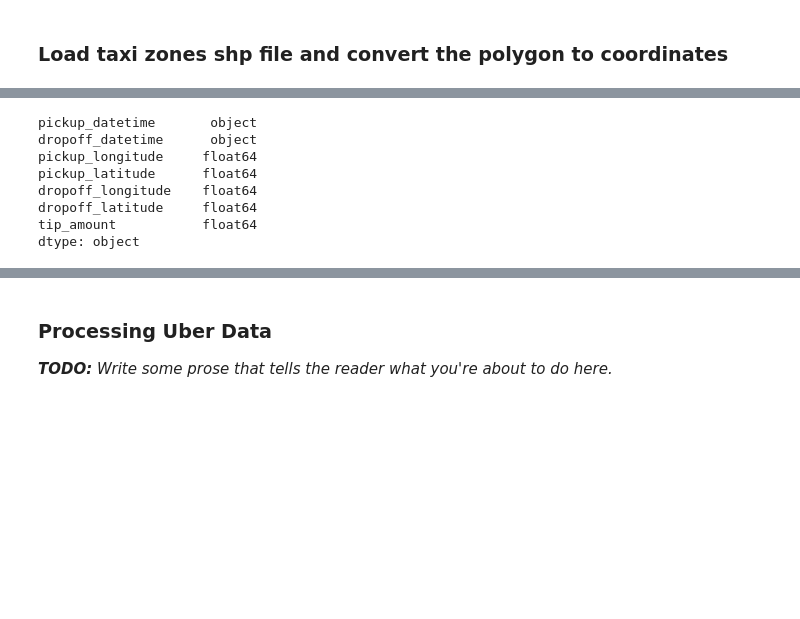
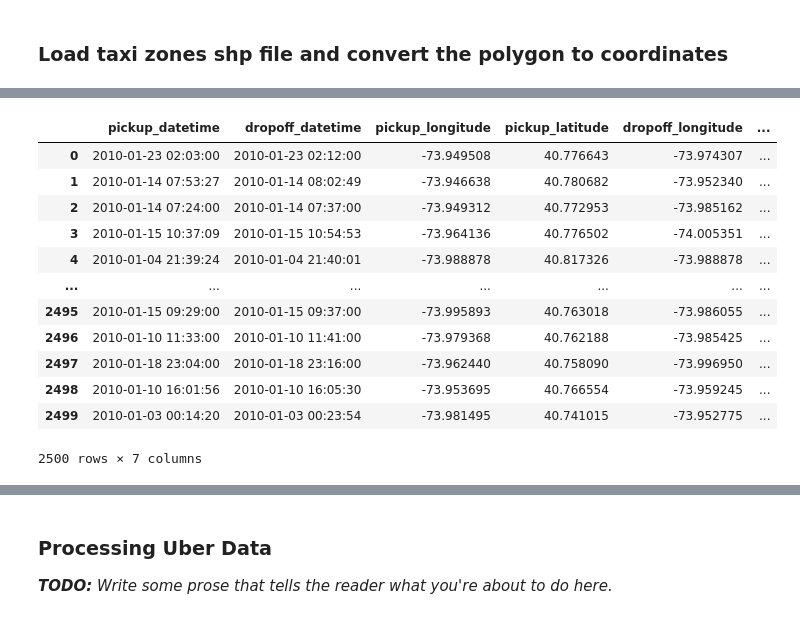
Before and after one commit to Yuchen-Duan/hired-rides-nyc-analysis, a Jupyter notebook: hired-rides-nyc-analysis.ipynb, the cells around one changed output, grey strips where cells are left out. Saved outputs shown, nothing was run; the diff lists cells and outputs as text; code cells hidden in the pictures; blank space fills up the shorter version.

```diff
--- a/hired-rides-nyc-analysis.ipynb
+++ b/hired-rides-nyc-analysis.ipynb
@@ -349,7 +312,12 @@ def clean_taxi_data_with_locationId(df):
     ).reset_index(drop=True)
 
     # Normalize column names
-    df = df.rename(columns={"tpep_pickup_datetime": "pickup_datetime", "tpep_dropoff_datetime": "dropoff_datetime"})
+    df = df.rename(
+        columns={
+            "tpep_pickup_datetime": "pickup_datetime",
+            "tpep_dropoff_datetime": "dropoff_datetime",
+        }
+    )
 
     return df
 # %% [output]
@@ -401,17 +365,20 @@ def get_and_clean_month_taxi_data(url):
                 "Tip_Amt": "tip_amount",
             }
         )
+
     # 3. Column names with "pickup_datetime" etc. which is our standard
     elif "pickup_datetime" in df.columns:
         # Keep columns we need
-        df = [
-            "pickup_datetime",
-            "dropoff_datetime",
-            "pickup_longitude",
-            "pickup_latitude",
-            "dropoff_longitude",
-            "dropoff_latitude",
-            "tip_amount",
+        df = df[
+            [
+                "pickup_datetime",
+                "dropoff_datetime",
+                "pickup_longitude",
+                "pickup_latitude",
+                "dropoff_longitude",
+                "dropoff_latitude",
+                "tip_amount",
+            ]
         ]
 
     else:
@@ -431,6 +398,14 @@ def get_and_clean_month_taxi_data(url):
         ].index
     )
 
+    # Convert pickup_datetime and dropoff_datetime to pandas DateTime
+    df["pickup_datetime"] = pd.to_datetime(df["pickup_datetime"])
+    df["dropoff_datetime"] = pd.to_datetime(df["dropoff_datetime"])
+
+    # Sampling:
+    # sampling size = Uber data size / number of months of taxi datasets
+    df = df.sample(n=int(195000 / 78))
+
     return df.reset_index(drop=True)
 # %% [output]
 [interactive output not drawn]
@@ -441,6 +412,6 @@ def get_and_clean_month_taxi_data(url):
 # %%
 foo = get_and_clean_month_taxi_data(
-    "https://d37ci6vzurychx.cloudfront.net/trip-data/yellow_tripdata_2009-02.parquet"
+    "https://d37ci6vzurychx.cloudfront.net/trip-data/yellow_tripdata_2010-01.parquet"
 )
 # %% [output]
 [interactive output not drawn]
@@ -451,13 +418,17 @@ foo = get_and_clean_month_taxi_data(
 # %%
-# TODO convert datetime
-foo.dtypes
+foo
 # %% [output]
+|  | pickup_datetime | dropoff_datetime | pickup_longitude | pickup_latitude | dropoff_longitude | ... |
+| 0 | 2010-01-23 02:03:00 | 2010-01-23 02:12:00 | -73.949508 | 40.776643 | -73.974307 | ... |
+| 1 | 2010-01-14 07:53:27 | 2010-01-14 08:02:49 | -73.946638 | 40.780682 | -73.952340 | ... |
+| 2 | 2010-01-14 07:24:00 | 2010-01-14 07:37:00 | -73.949312 | 40.772953 | -73.985162 | ... |
+| 3 | 2010-01-15 10:37:09 | 2010-01-15 10:54:53 | -73.964136 | 40.776502 | -74.005351 | ... |
+| 4 | 2010-01-04 21:39:24 | 2010-01-04 21:40:01 | -73.988878 | 40.817326 | -73.988878 | ... |
+| ... | ... | ... | ... | ... | ... | ... |
+| 2495 | 2010-01-15 09:29:00 | 2010-01-15 09:37:00 | -73.995893 | 40.763018 | -73.986055 | ... |
+| 2496 | 2010-01-10 11:33:00 | 2010-01-10 11:41:00 | -73.979368 | 40.762188 | -73.985425 | ... |
+| 2497 | 2010-01-18 23:04:00 | 2010-01-18 23:16:00 | -73.962440 | 40.758090 | -73.996950 | ... |
+| 2498 | 2010-01-10 16:01:56 | 2010-01-10 16:05:30 | -73.953695 | 40.766554 | -73.959245 | ... |
+| 2499 | 2010-01-03 00:14:20 | 2010-01-03 00:23:54 | -73.981495 | 40.741015 | -73.952775 | ... |
-pickup_datetime       object
-dropoff_datetime      object
-pickup_longitude     float64
-pickup_latitude      float64
-dropoff_longitude    float64
-dropoff_latitude     float64
-tip_amount           float64
-dtype: object
+2500 rows × 7 columns
 [interactive output not drawn]
```
Also changed, not shown: parts of 20 cells of this notebook.
